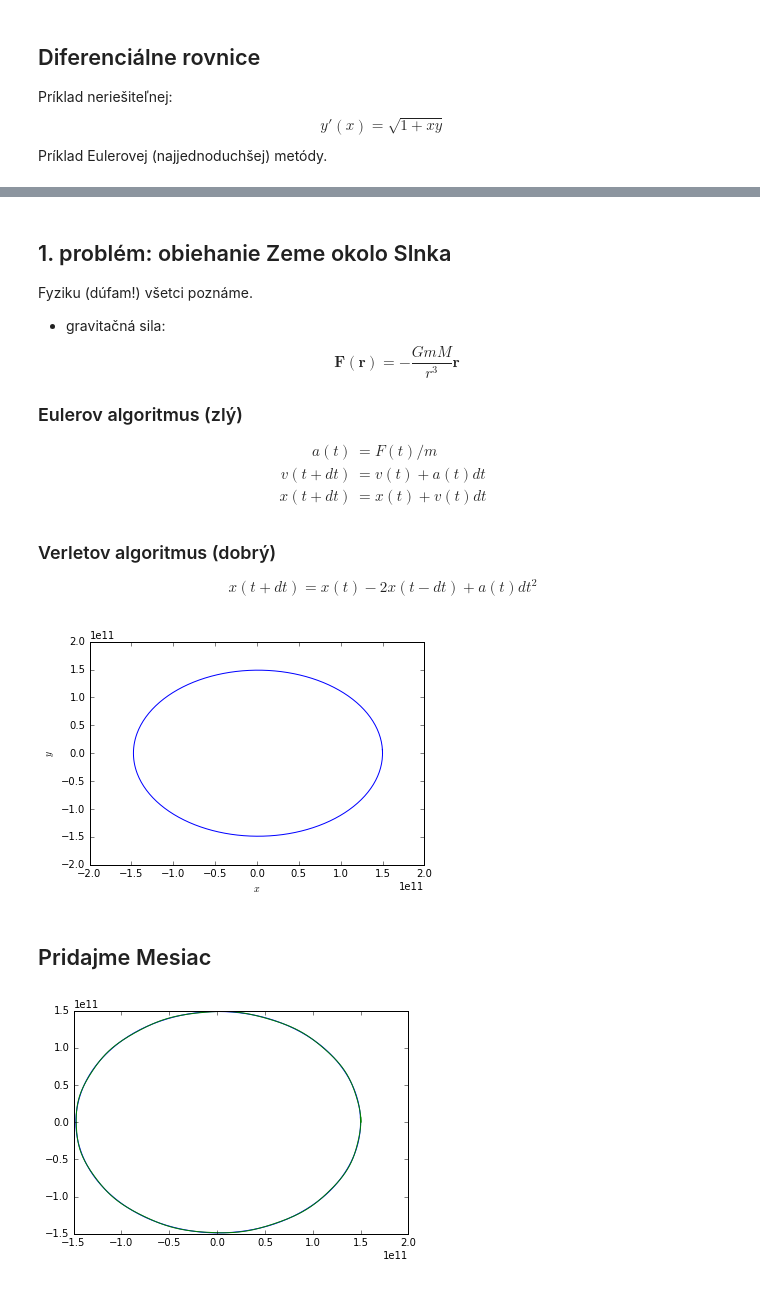
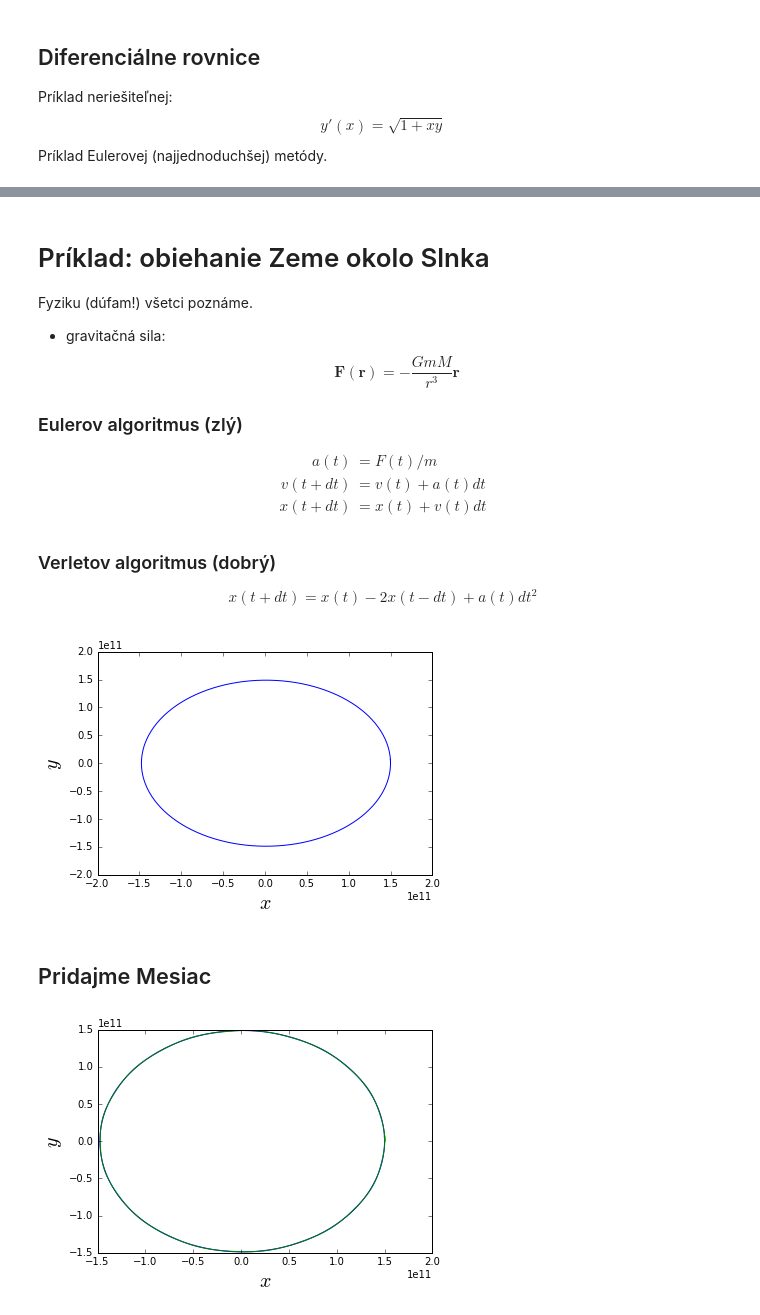
Before and after one commit to petervanya/JSFX16, a Jupyter notebook: comp4.ipynb, the cells around one changed output, grey strips where cells are left out. Saved outputs shown, nothing was run; the diff lists cells and outputs as text; code cells hidden in the pictures.

```diff
--- a/comp4.ipynb
+++ b/comp4.ipynb
@@ -58,13 +62,14 @@ Príklad neriešiteľnej:
 $$ y'(x) = \sqrt{1+xy} $$
 Príklad Eulerovej (najjednoduchšej) metódy.
 # %%
-N = 11
+N = 101
 x = np.linspace(0., 1., N)
+dx = x[1] - x[0]
 y = np.zeros(N)
 y[0] = 1      # pociatocna podmienka
 
 for i in range(1, len(x)):
-    y[i] = y[i-1] + sqrt(1 + x[i-1]*y[i-1])
+    y[i] = y[i-1] + sqrt(1 + x[i-1]*y[i-1])*dx
 
 plt.plot(x, y)
 plt.show()
@@ -73,5 +97,5 @@ plt.show()
 # %% [markdown]
-## 1. problém: obiehanie Zeme okolo Slnka
+# Príklad: obiehanie Zeme okolo Slnka
 
 Fyziku (dúfam!) všetci poznáme.
 
@@ -99,7 +123,7 @@ R0 = 1.5e11
 r_list = np.zeros((N, 2))
 r_list[0] = [R0, 0.0]     # mozno miesat listy s ndarray
 
-V0 = 29.7e3
+v0 = 29.7e3
 v_list = np.zeros((N, 2))
 v_list[0] = [0.0, v0]
 
@@ -121,45 +145,47 @@ r_list[1] = r_list[0] + v_list[0]*dt + a*dt**2/2
 # riesenie pohybovych rovnic
 for i in range(2, N):
     a = force(G*Ms, r_list[i-1])
-    r_list[i] = verlet(r_list[i-1], r_list[i-2], a, dt)
+    r_list[i] = verlet_step(r_list[i-1], r_list[i-2], a, dt)
 
 
 plt.plot(r_list[:, 0], r_list[:, 1])
 plt.xlim([-2e11, 2e11])
 plt.ylim([-2e11, 2e11])
-plt.xlabel("$x$")
-plt.ylabel("$y$")
+plt.xlabel("$x$", fontsize=20)
+plt.ylabel("$y$", fontsize=20)
 #plt.gca().set_aspect('equal', adjustable='box')
 #plt.axis("equal")
 plt.show()
 # %% [output]
-[figure, old version]
+[figure, new version]
 # %% [markdown]
 ## Pridajme Mesiac
 # %%
 Mm = 7.3e22
 R0m = R0 + 384e6
 v0m = v0 + 1e3
 rm_list = np.zeros((N, 2))
 rm_list[0] = [R0m, 0.0]
 vm_list = np.zeros((N, 2))
 vm_list[0] = [0.0, v0m]
 
 # prvy Verletov krok
 am = force(G*Ms, rm_list[0]) + force(G*Mz, rm_list[0] - r_list[0])
 rm_list[1] = rm_list[0] + vm_list[0]*dt + am*dt**2/2
 
 # riesenie pohybovych rovnic
 for i in range(2, N):
     a = force(G*Ms, r_list[i-1])
     am = force(G*Ms, rm_list[i-1]) + force(G*Mz, rm_list[i-1]-r_list[i-1])
-    r_list[i] = verlet(r_list[i-1], r_list[i-2], a, dt)
-    rm_list[i] = verlet(rm_list[i-1], rm_list[i-2], am, dt)
+    r_list[i] = verlet_step(r_list[i-1], r_list[i-2], a, dt)
+    rm_list[i] = verlet_step(rm_list[i-1], rm_list[i-2], am, dt)
 
 plt.plot(r_list[:, 0], r_list[:, 1])
 plt.plot(rm_list[:, 0], rm_list[:, 1])
+plt.xlabel("$x$", fontsize=20)
+plt.ylabel("$y$", fontsize=20)
 #plt.xlim([1.4e11, 1.6e11])
 #plt.ylim([0e11, 0.4e11])
-plt.show()   # mesiac moc nevidno
+plt.show()         # mesiac moc nevidno, ale vieme, ze tam je
 # %% [output]
-[figure, old version]
+[figure, new version]
```
Also changed, not shown: parts of 6 cells of this notebook.
